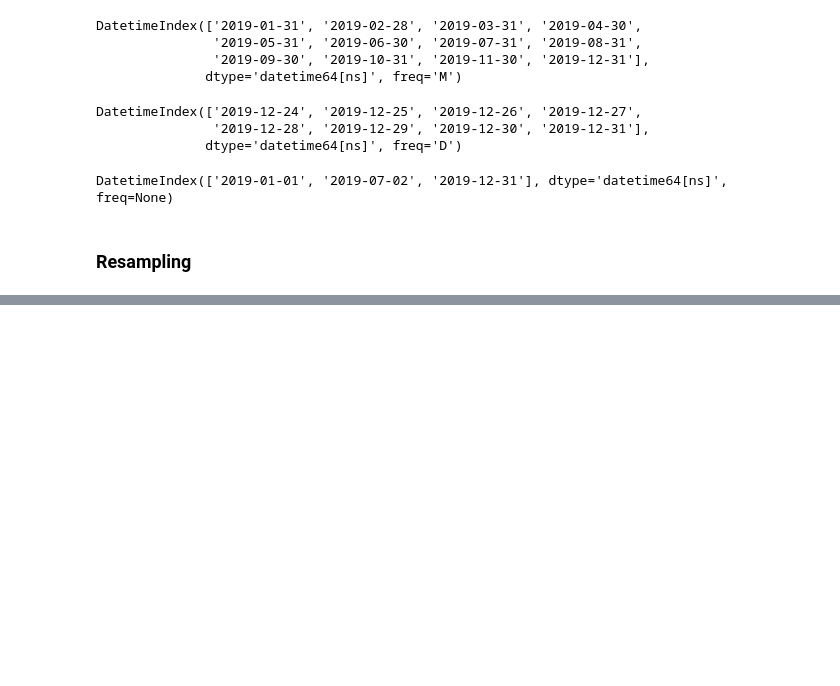
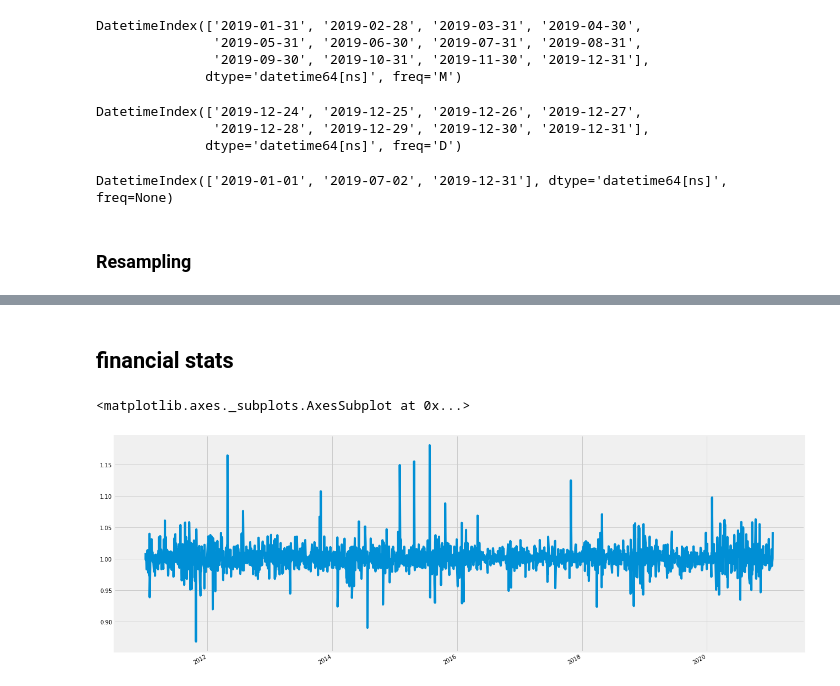
Before and after one commit to Banner10/Phase_4_TimeSeries, a Jupyter notebook: Time_Series_Analysis_Amazon.ipynb, the cells around one changed output, grey strips where cells are left out. Cells and saved outputs as stored; diff of their text form; code cells hidden in the pictures; blank space fills up the shorter version.

```diff
--- a/Time_Series_Analysis_Amazon.ipynb
+++ b/Time_Series_Analysis_Amazon.ipynb
@@ -269 +258,10 @@ amazon_month_mean['2018':]
 Freq: MS, Name: close, dtype: float64
+# %% [markdown]
+## financial stats
+# %%
+#Percent Change
+amazon_daily['change'] = amazon_daily.high.div(amazon_daily.high.shift())
+amazon_daily['change'].plot(figsize=(20,8))
+# %% [output]
+<matplotlib.axes._subplots.AxesSubplot at 0x...>
+[figure, added]
```
Also changed, not shown: parts of 76 cells of this notebook, 2 other files.
